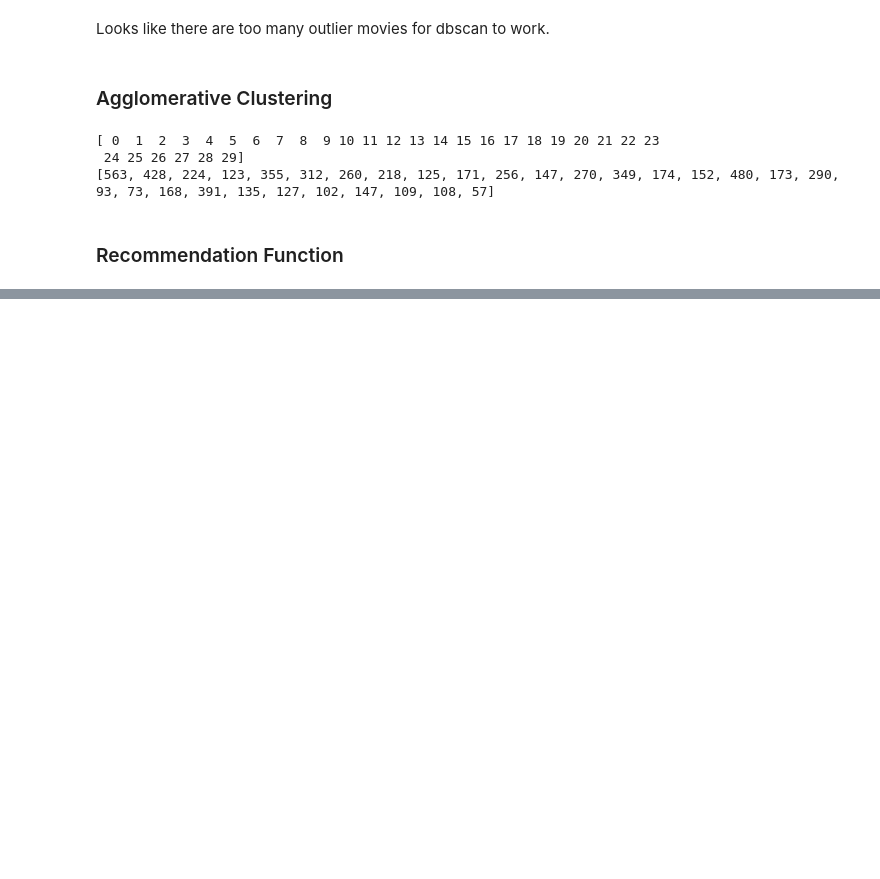
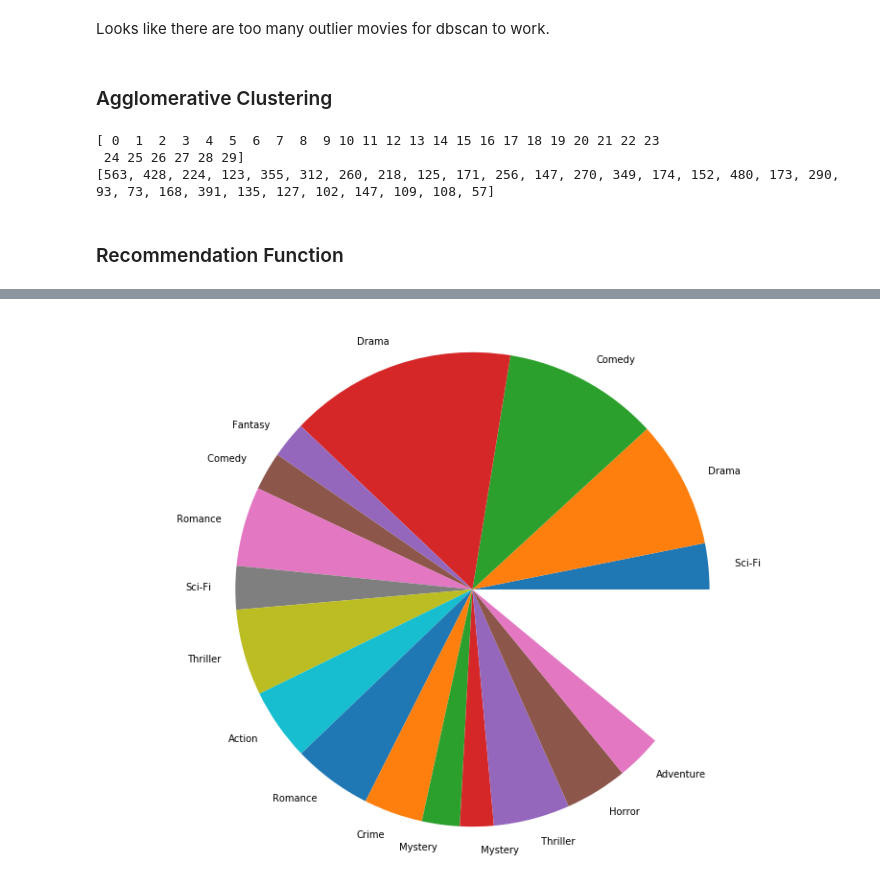
Before and after one commit to bmcclannahan/NLP-Sentiment, a Jupyter notebook: notebooks/recommendation/movie_recommendation.ipynb, the cells around one changed output, grey strips where cells are left out. Cells and saved outputs as stored; diff of their text form; code cells hidden in the pictures; blank space fills up the shorter version.

Commit message:
Added pretty pie graph.

```diff
--- a/notebooks/recommendation/movie_recommendation.ipynb
+++ b/notebooks/recommendation/movie_recommendation.ipynb
@@ -280,0 +285,3 @@ Combo recommends The Cat's Meow with genres ['Drama, Romance']
+# %%
+df_pie_visualization = movies.drop(columns=["Title","imdbID","Ratings","imdbRating","imdbVotes"])
+df_pie_visualization
@@ -280,0 +302,29 @@ Combo recommends The Cat's Meow with genres ['Drama, Romance']
+# %%
+dict_genres = dict()
+total = 0
+for column in df_pie_visualization.columns:
+    count = df_pie_visualization[column].sum()
+    total += count
+    dict_genres[column] = count
+# %%
+data = []
+labels = []
+for key in dict_genres.keys():
+    labels.append(key)
+    data.append(dict_genres[key]/total)
+label_count = len(labels)
+other = 0
+i = 0
+while i < len(data):
+    if data[i] < .02:
+        other += data[i]
+        del data[i]
+        del labels[i]
+    else:
+        i += 1
+print(sum(data))
+print(data)
+for i in range(len(data)):
+    data[i] = data[i]/sum(data)
+print(sum(data))
+print(data)
@@ -280,0 +336,8 @@ Combo recommends The Cat's Meow with genres ['Drama, Romance']
+# %%
+fig_pie,ax_pie = plt.subplots(figsize=(11,8))
+plt.pie(data,radius=4.0,labels=labels)
+plt.axis('equal')
+plt.tight_layout()
+plt.show()
+# %% [output]
+[figure, added]
```
Also changed, not shown: parts of 11 cells of this notebook.
